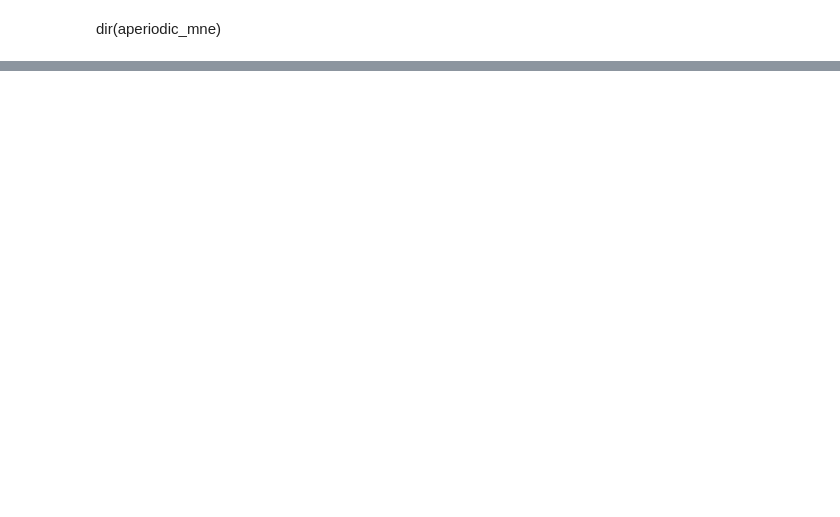
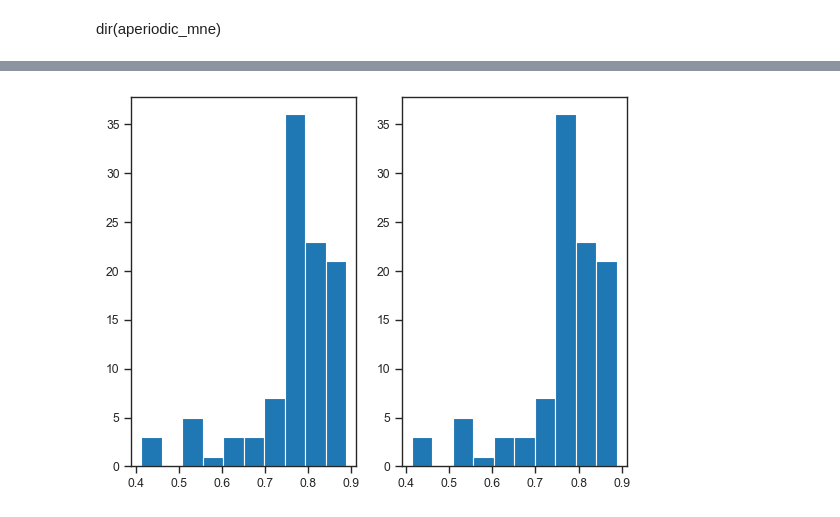
Before and after one commit to schmidtfa/pyrasa, a Jupyter notebook: examples/irasa_mne.ipynb, the cells around one changed output, grey strips where cells are left out. Drawn from its saved outputs; the diff is of its cells as text; code cells hidden in the pictures; blank space fills up the shorter version.

Commit message:
fixed slopes

```diff
--- a/examples/irasa_mne.ipynb
+++ b/examples/irasa_mne.ipynb
@@ -205,0 +186,7 @@ df_ap_k, df_gof_k = aperiodic_mne.get_slopes(fit_func='knee')
+# %%
+
+def num_zeros(decimal):
+    return np.inf if decimal == 0 else -np.floor(np.log10(abs(decimal))) - 1
+
+new_d = aperiodic_mne.get_data()
+num_zeros(10.01)
@@ -206,2 +195,11 @@ df_ap_k, df_gof_k = aperiodic_mne.get_slopes(fit_func='knee')
+# %%
+from pyrasa.utils.aperiodic_utils import compute_slope
+
+new_d = aperiodic_mne.get_data()
+new_d = new_d * 10**num_zeros(new_d.min())
+
+df_ap_k, df_gof_k = compute_slope(new_d, aperiodic_mne.freqs, fit_func='fixed')
+
+#df_ap_k, df_gof_k = aperiodic_mne.get_slopes(fit_func='knee')
 # %% [markdown]
 dir(aperiodic_mne)
@@ -212,0 +206,6 @@ Plotting power spectral density (dB=True).
+# %%
+f, ax = plt.subplots(ncols=2)
+ax[0].hist(df_gof_k['r_squared']);
+ax[1].hist(df_gof_f['r_squared']);
+# %% [output]
+[figure, added]
```
Also changed, not shown: parts of 6 cells of this notebook, 3 other files.
